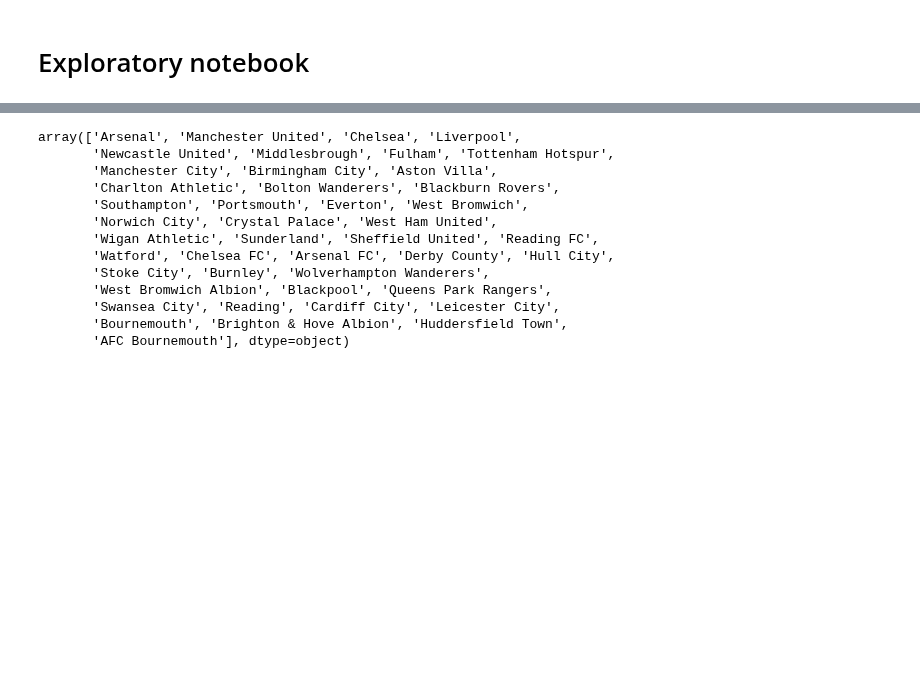
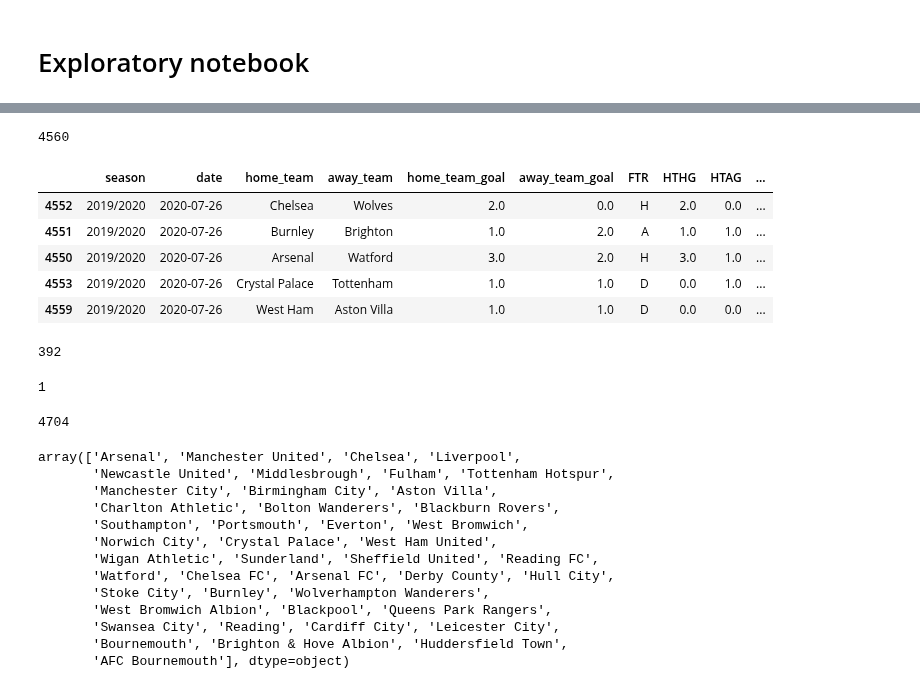
Before and after one commit to georgebrockman/beatthebookies, a Jupyter notebook: beatthebookies/notebooks/chris_explore.ipynb, the cells around one changed output, grey strips where cells are left out. Saved outputs shown, nothing was run; the diff lists cells and outputs as text; code cells hidden in the pictures; blank space fills up the shorter version.

```diff
--- a/beatthebookies/notebooks/chris_explore.ipynb
+++ b/beatthebookies/notebooks/chris_explore.ipynb
@@ -15,0 +61,17 @@ pd.set_option('display.max_columns', 500)
+# %%
+full = list(itertools.chain.from_iterable(itertools.repeat(season, 12)))
+# %%
+len(full)
+# %% [output]
+4560
+# %%
+df['stage'] = full
+# %%
+df.tail()
+# %% [output]
+|  | season | date | home_team | away_team | home_team_goal | away_team_goal | FTR | HTHG | HTAG | ... |
+| 4552 | 2019/2020 | 2020-07-26 | Chelsea | Wolves | 2.0 | 0.0 | H | 2.0 | 0.0 | ... |
+| 4551 | 2019/2020 | 2020-07-26 | Burnley | Brighton | 1.0 | 2.0 | A | 1.0 | 1.0 | ... |
+| 4550 | 2019/2020 | 2020-07-26 | Arsenal | Watford | 3.0 | 2.0 | H | 3.0 | 1.0 | ... |
+| 4553 | 2019/2020 | 2020-07-26 | Crystal Palace | Tottenham | 1.0 | 1.0 | D | 0.0 | 1.0 | ... |
+| 4559 | 2019/2020 | 2020-07-26 | West Ham | Aston Villa | 1.0 | 1.0 | D | 0.0 | 0.0 | ... |
@@ -15,0 +81,8 @@ pd.set_option('display.max_columns', 500)
+# %%
+len(season)
+# %% [output]
+392
+# %%
+season[0]
+# %% [output]
+1
@@ -16,3 +94,7 @@ pd.set_option('display.max_columns', 500)
+# %%
+len(flat)
+# %% [output]
+4704
 # %%
 path = '../data/fifarank.csv'
 # %%
```
Also changed, not shown: parts of 8 cells of this notebook, 6 other files.
